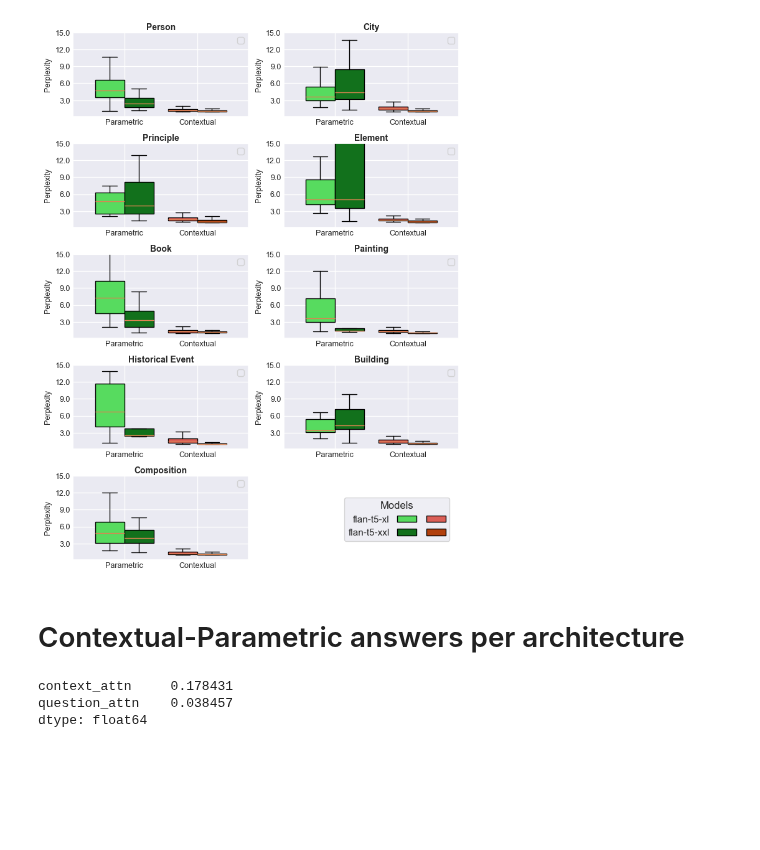
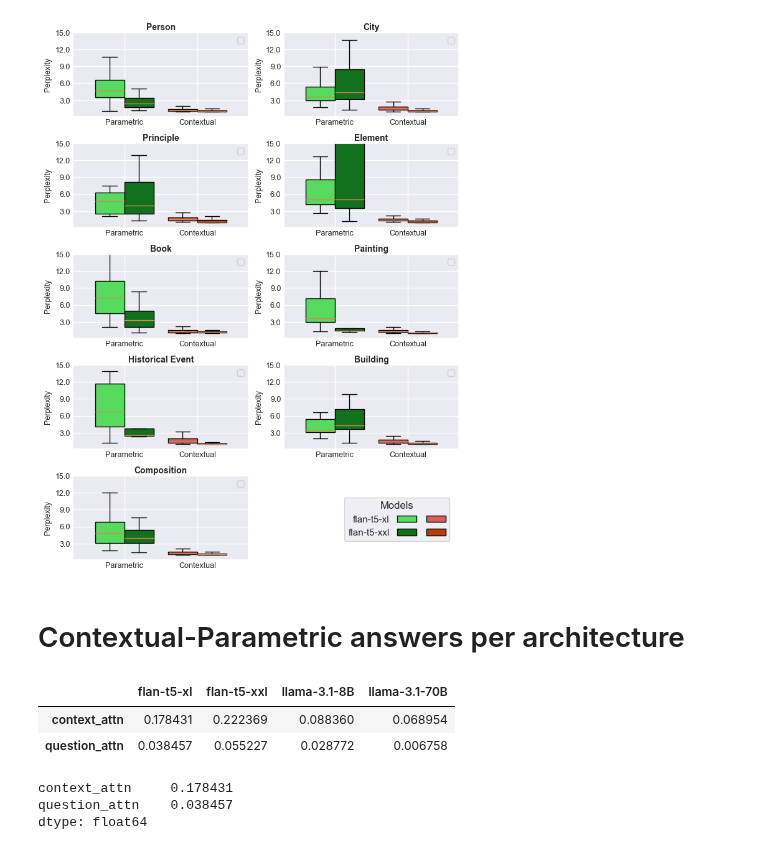
Before and after one commit to mfixman/rag-thesis, a Jupyter notebook: joiner_analysis.ipynb, the cells around one changed output. Drawn from its saved outputs; the diff is of its cells as text; code cells hidden in the pictures; blank space fills up the shorter version.

```diff
--- a/joiner_analysis.ipynb
+++ b/joiner_analysis.ipynb
@@ -453,4 +454,18 @@ pyplot.savefig('Report/figures/flan_catboxes.png', dpi = 200, bbox_inches = 'tig
 # Contextual-Parametric answers per architecture
 # %%
 pandas.set_option('display.max_colwidth', None)
+# %%
+pandas.concat(
+    [
+        flan[['context_attn', 'question_attn']].mean().rename(flan.name),
+        bigflan[['context_attn', 'question_attn']].mean().rename(bigflan.name),
+        llama[['context_attn', 'question_attn']].mean().rename(llama.name),
+        bigllama[['context_attn', 'question_attn']].mean().rename(bigllama.name),
+    ],
+    axis = 1,
+)
+# %% [output]
+|  | flan-t5-xl | flan-t5-xxl | llama-3.1-8B | llama-3.1-70B |
+| context_attn | 0.178431 | 0.222369 | 0.088360 | 0.068954 |
+| question_attn | 0.038457 | 0.055227 | 0.028772 | 0.006758 |
 # %%
```
Also changed, not shown: parts of 4 cells of this notebook, 3 other files.
